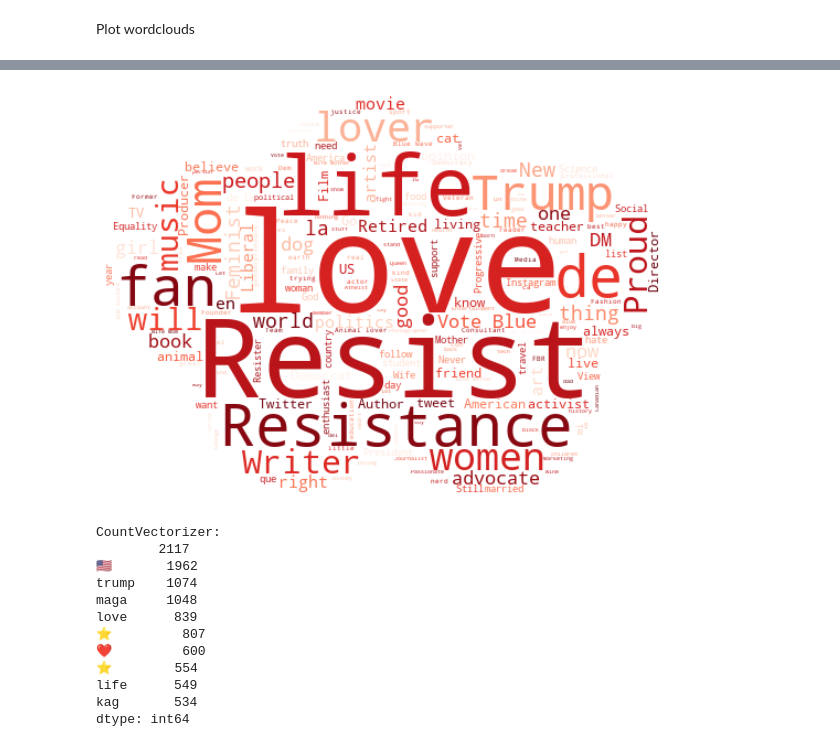
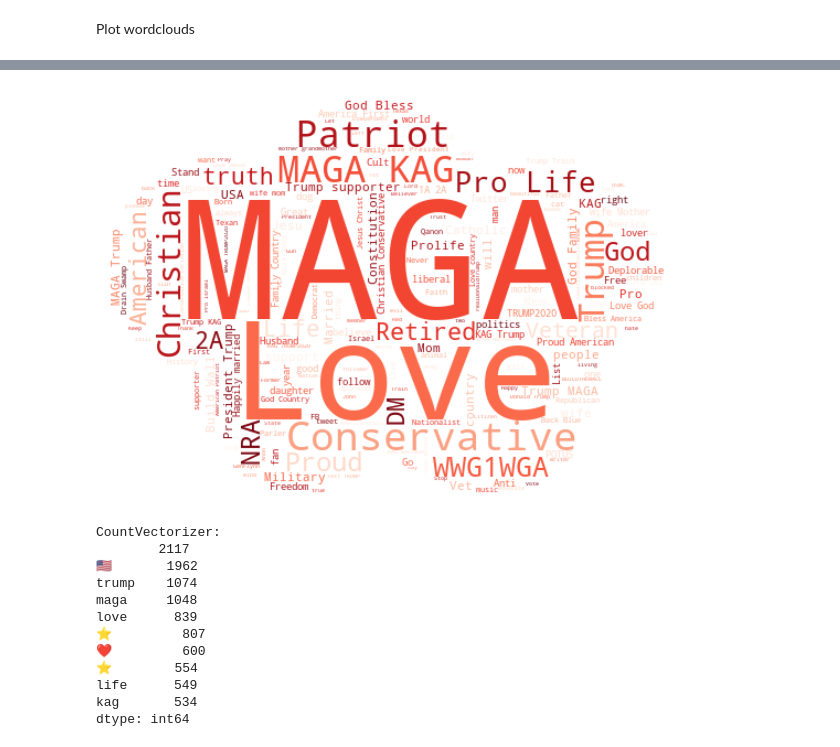
Before and after one commit to persocom01/Capstone_project, a Jupyter notebook: notebooks/03_EDA.ipynb, the cells around one changed output, grey strips where cells are left out. Saved outputs shown, nothing was run; the diff lists cells and outputs as text; code cells hidden in the pictures.

```diff
--- a/notebooks/03_EDA.ipynb
+++ b/notebooks/03_EDA.ipynb
@@ -60,9 +60,9 @@ cz.word_cloud(full_text, background_color='white', colormap='Blues', mask=mask,
 # %%
-full_text = ' '.join(X_l)
+full_text = ' '.join(X_c)
 export_path = r'..\images\conservative_wordcloud.png'
 cz.word_cloud(full_text, background_color='white', colormap='Reds', mask=mask, export_path=export_path)
 # %% [output]
-[figure, old version]
+[figure, new version]
 # %%
 cvec = CountVectorizer(max_df=0.5, max_features=5000, min_df=1, ngram_range=(1, 2), stop_words='english', token_pattern=r'([^\s]+)')
 X_cvec = cvec.fit_transform(X)
```
Also changed, not shown: parts of 1 cell of this notebook, 6 other files.
